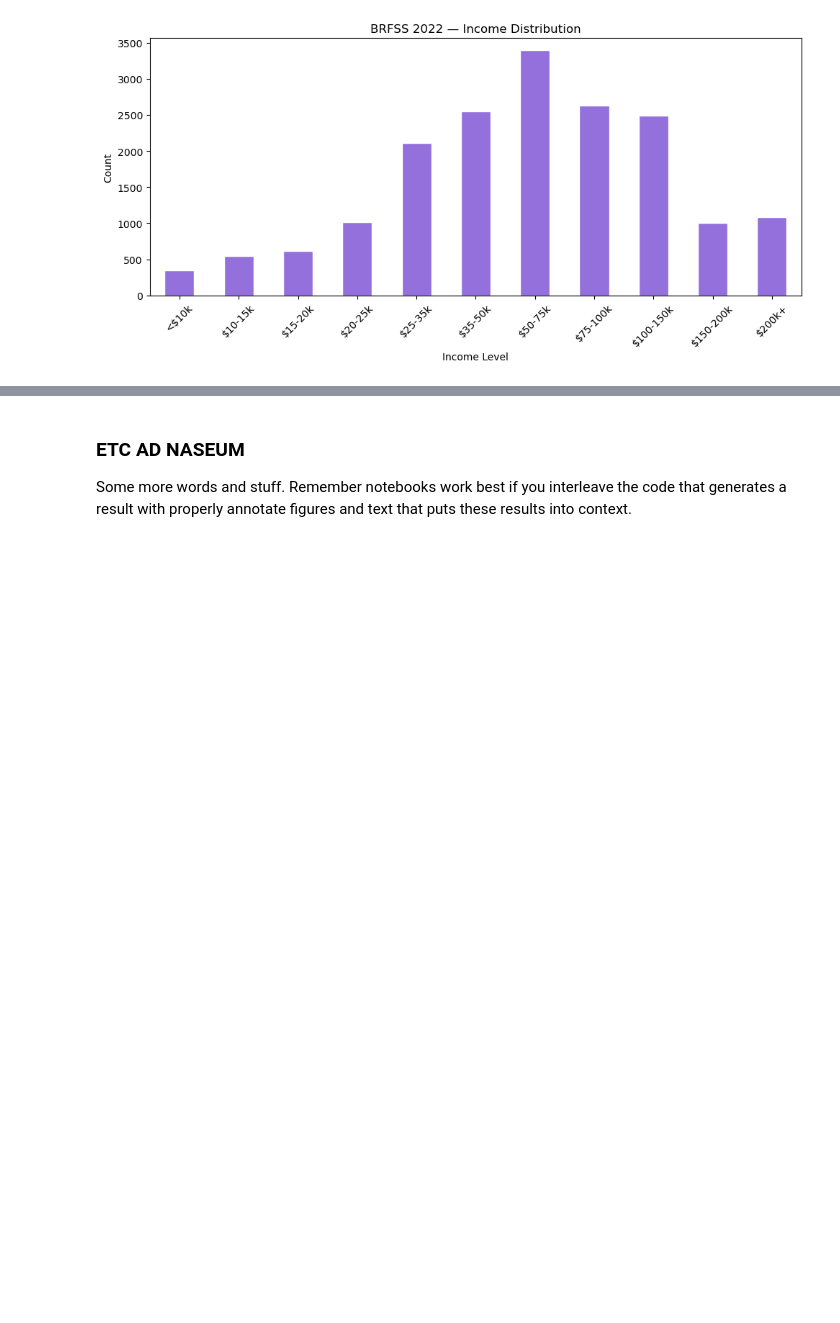
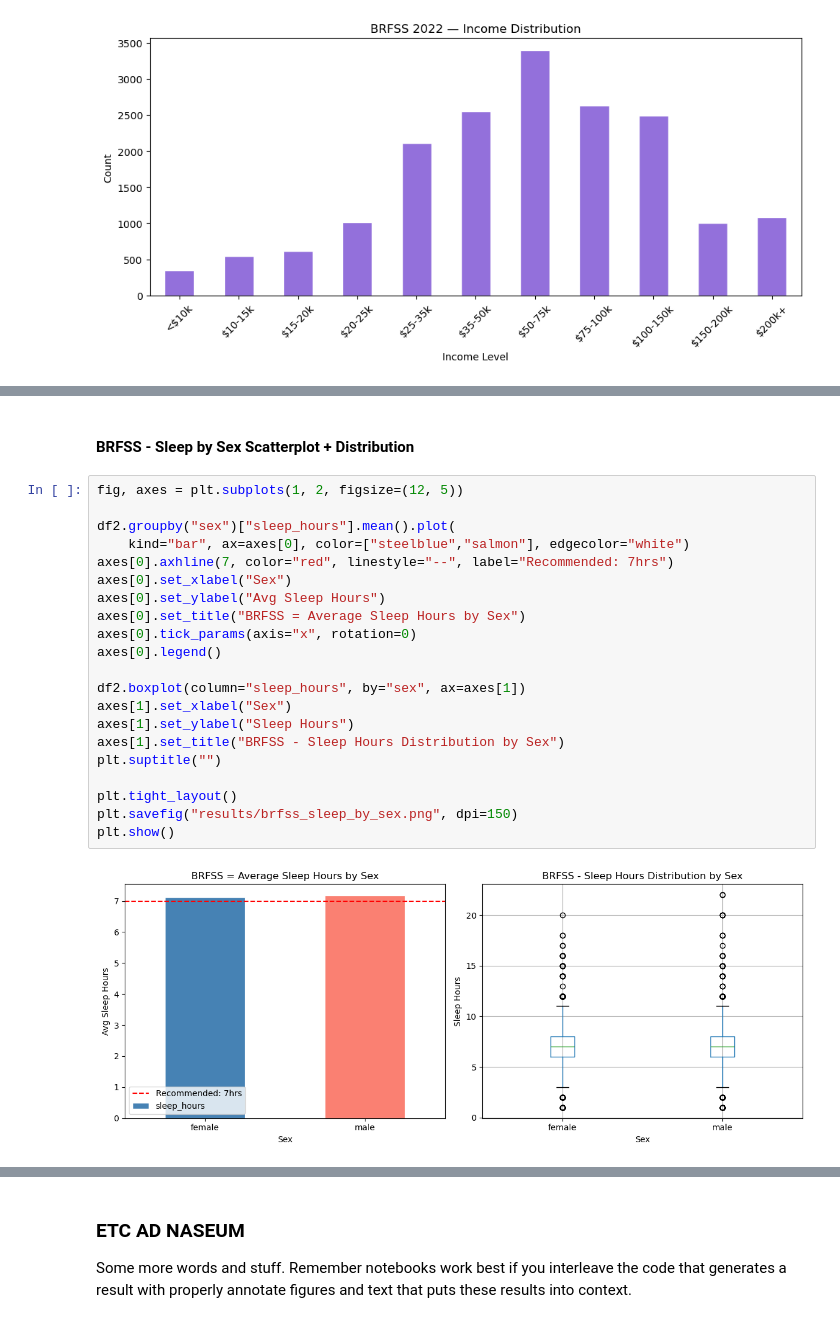
Before and after one commit to COGS108/Group150_WI26, a Jupyter notebook: 03-FinalProject.ipynb, the cells around one changed output, grey strips where cells are left out. Drawn from its saved outputs; the diff is of its cells as text; blank space fills up the shorter version.

```diff
--- a/03-FinalProject.ipynb
+++ b/03-FinalProject.ipynb
@@ -749,0 +773,25 @@ The lowest income brackets are notably underrepresented compared to middle incom
+# %% [markdown]
+#### BRFSS - Sleep by Sex Scatterplot + Distribution
+# %%
+fig, axes = plt.subplots(1, 2, figsize=(12, 5))
+
+df2.groupby("sex")["sleep_hours"].mean().plot(
+    kind="bar", ax=axes[0], color=["steelblue","salmon"], edgecolor="white")
+axes[0].axhline(7, color="red", linestyle="--", label="Recommended: 7hrs")
+axes[0].set_xlabel("Sex")
+axes[0].set_ylabel("Avg Sleep Hours")
+axes[0].set_title("BRFSS = Average Sleep Hours by Sex")
+axes[0].tick_params(axis="x", rotation=0)
+axes[0].legend()
+
+df2.boxplot(column="sleep_hours", by="sex", ax=axes[1])
+axes[1].set_xlabel("Sex")
+axes[1].set_ylabel("Sleep Hours")
+axes[1].set_title("BRFSS - Sleep Hours Distribution by Sex")
+plt.suptitle("")
+
+plt.tight_layout()
+plt.savefig("results/brfss_sleep_by_sex.png", dpi=150)
+plt.show()
+# %% [output]
+[figure, added]
```
Also changed, not shown: parts of 18 cells of this notebook.
